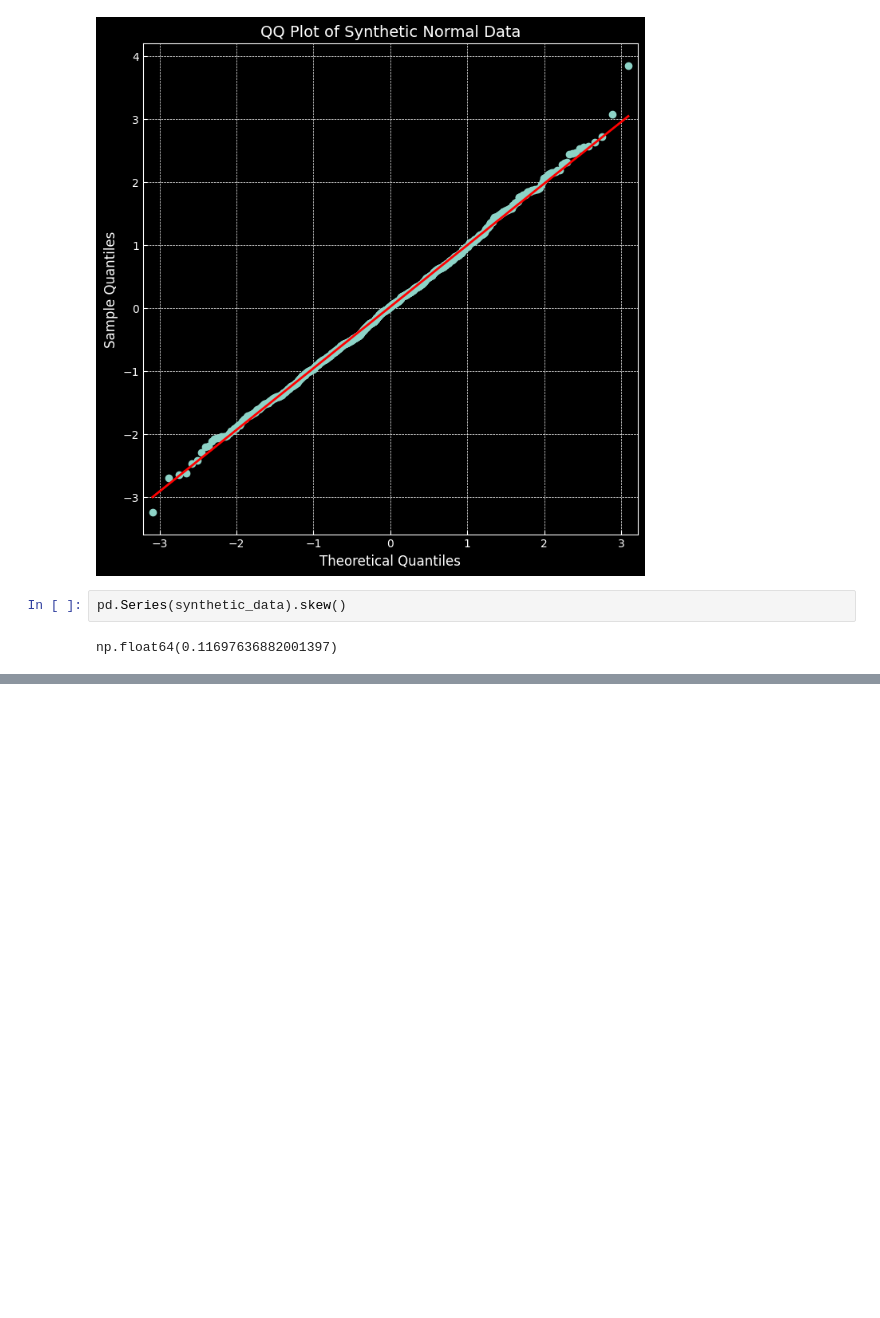
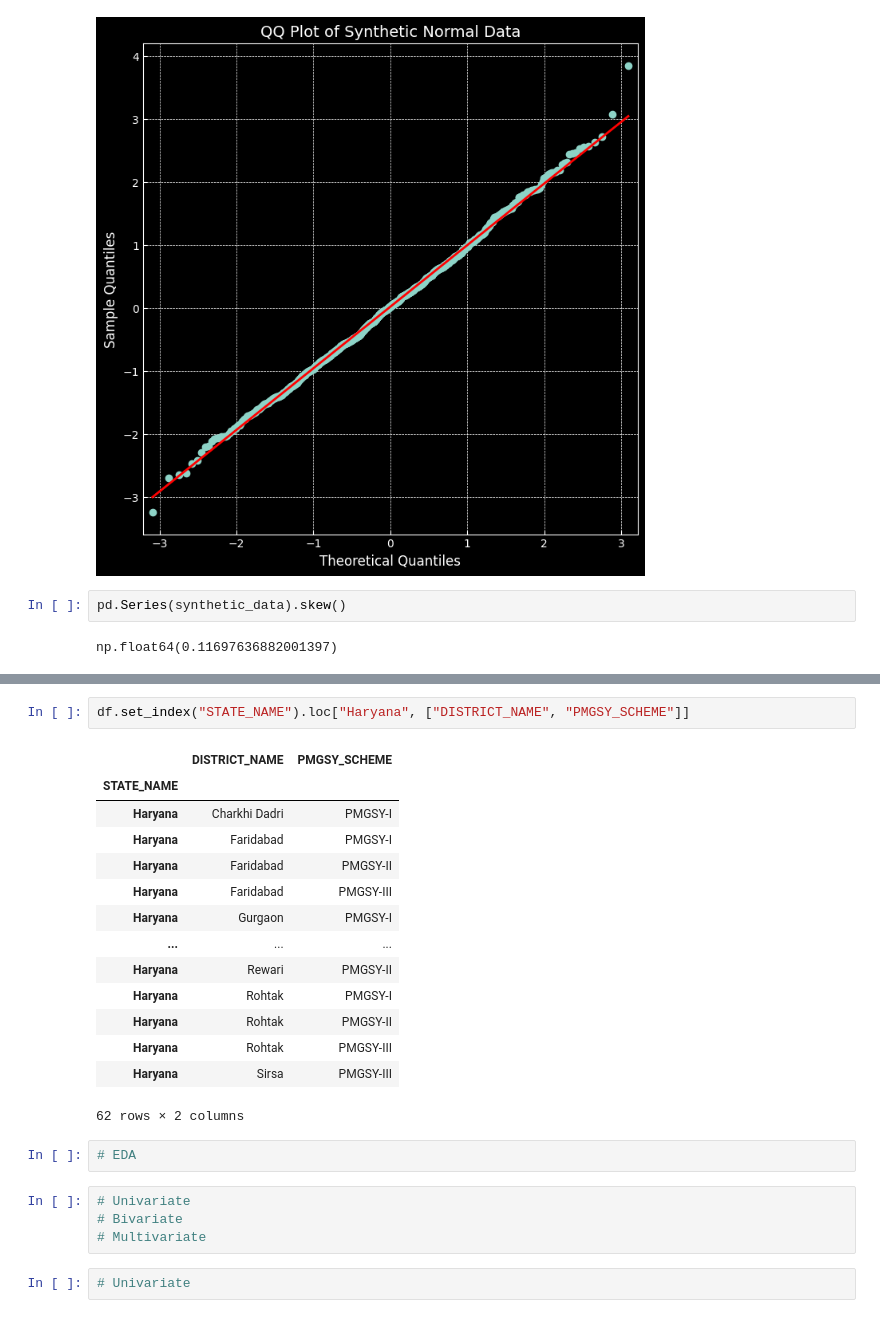
Before and after one commit to gauravgulia26/DataScience_Toolkit, a Jupyter notebook: libraries/pandas/pandas_final.ipynb, the cells around one changed output, grey strips where cells are left out. Cells and saved outputs as stored; diff of their text form; blank space fills up the shorter version.

```diff
--- a/libraries/pandas/pandas_final.ipynb
+++ b/libraries/pandas/pandas_final.ipynb
@@ -316,0 +348,25 @@ np.float64(0.11697636882001397)
+# %%
+df.set_index("STATE_NAME").loc["Haryana", ["DISTRICT_NAME", "PMGSY_SCHEME"]]
+# %% [output]
+|  | DISTRICT_NAME | PMGSY_SCHEME |
+| STATE_NAME |  |  |
+| Haryana | Charkhi Dadri | PMGSY-I |
+| Haryana | Faridabad | PMGSY-I |
+| Haryana | Faridabad | PMGSY-II |
+| Haryana | Faridabad | PMGSY-III |
+| Haryana | Gurgaon | PMGSY-I |
+| ... | ... | ... |
+| Haryana | Rewari | PMGSY-II |
+| Haryana | Rohtak | PMGSY-I |
+| Haryana | Rohtak | PMGSY-II |
+| Haryana | Rohtak | PMGSY-III |
+| Haryana | Sirsa | PMGSY-III |
+62 rows × 2 columns
+# %%
+# EDA
+# %%
+# Univariate
+# Bivariate
+# Multivariate
+# %%
+# Univariate
```
Also changed, not shown: parts of 14 cells of this notebook, 1 other file.
